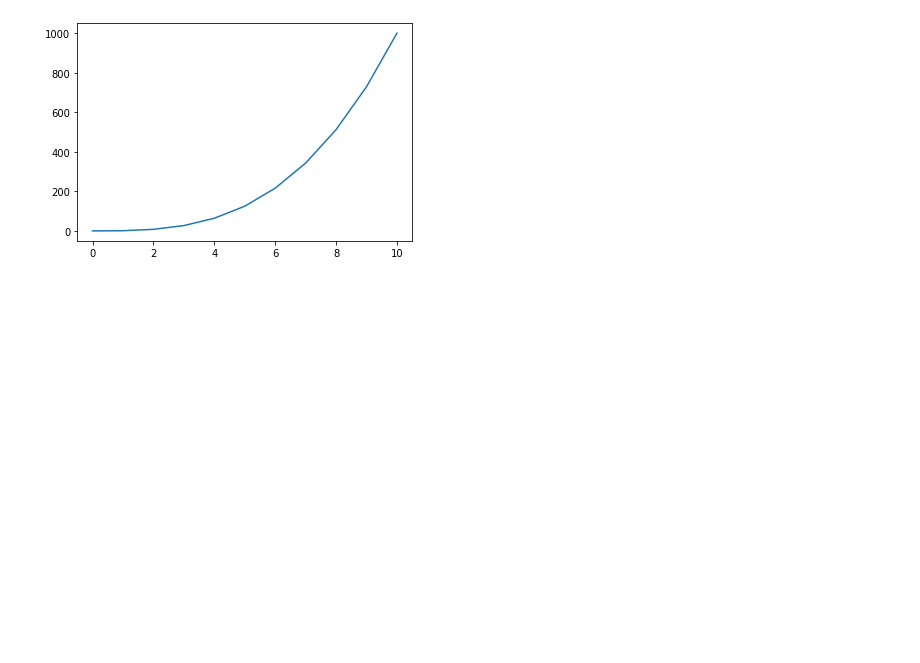
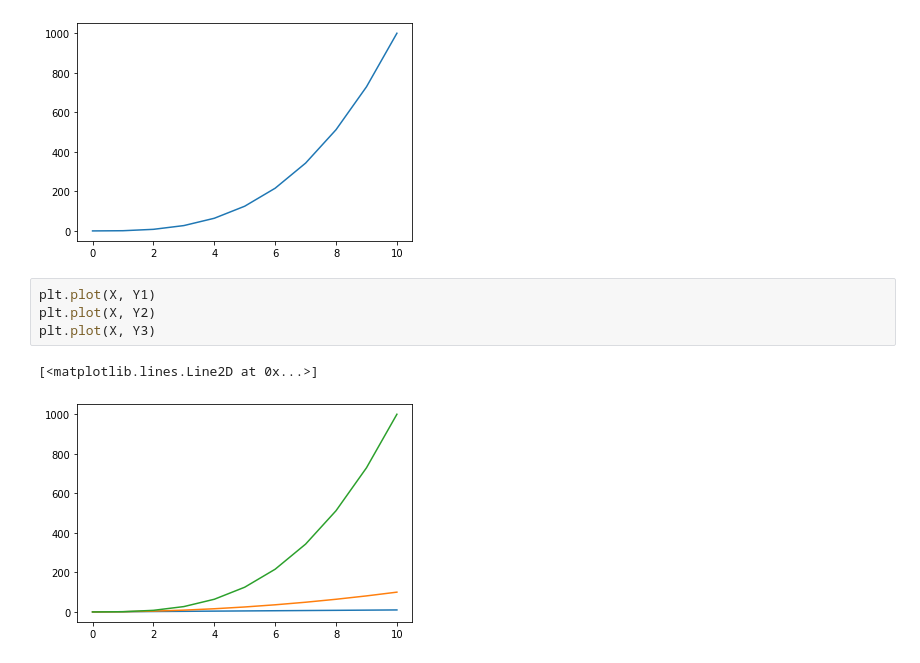
Before and after one commit to ishantk/GW2022PD1, a Jupyter notebook: GW2022PD1.ipynb, the cells around one changed output. Saved outputs shown, nothing was run; the diff lists cells and outputs as text; blank space fills up the shorter version.

```diff
--- a/GW2022PD1.ipynb
+++ b/GW2022PD1.ipynb
@@ -392,3 +388,10 @@ plt.plot(X, Y3)
 # %% [output]
 [<matplotlib.lines.Line2D at 0x...>]
 [figure]
+# %%
+plt.plot(X, Y1)
+plt.plot(X, Y2)
+plt.plot(X, Y3)
+# %% [output]
+[<matplotlib.lines.Line2D at 0x...>]
+[figure, added]
```
Also changed, not shown: parts of 16 cells of this notebook.
